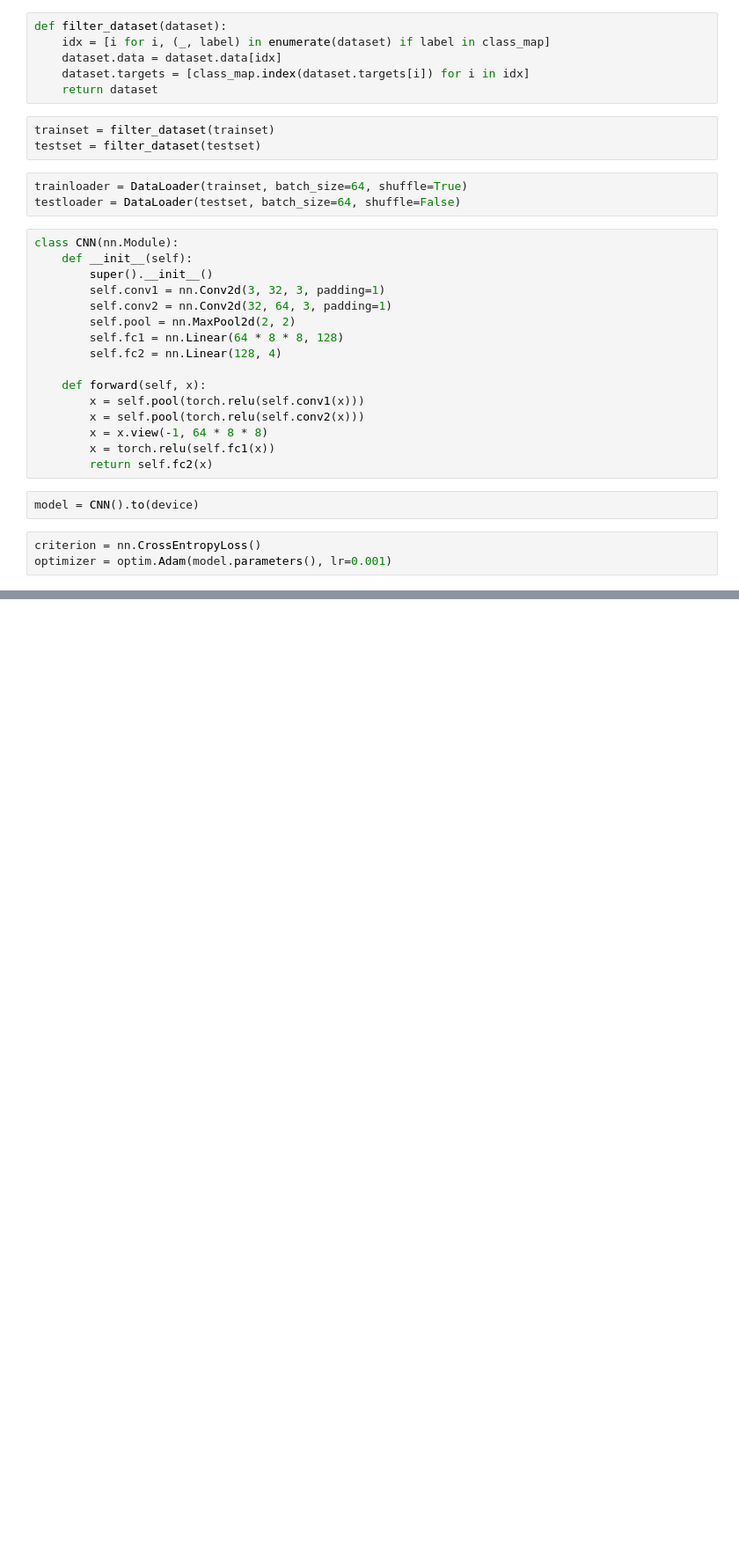
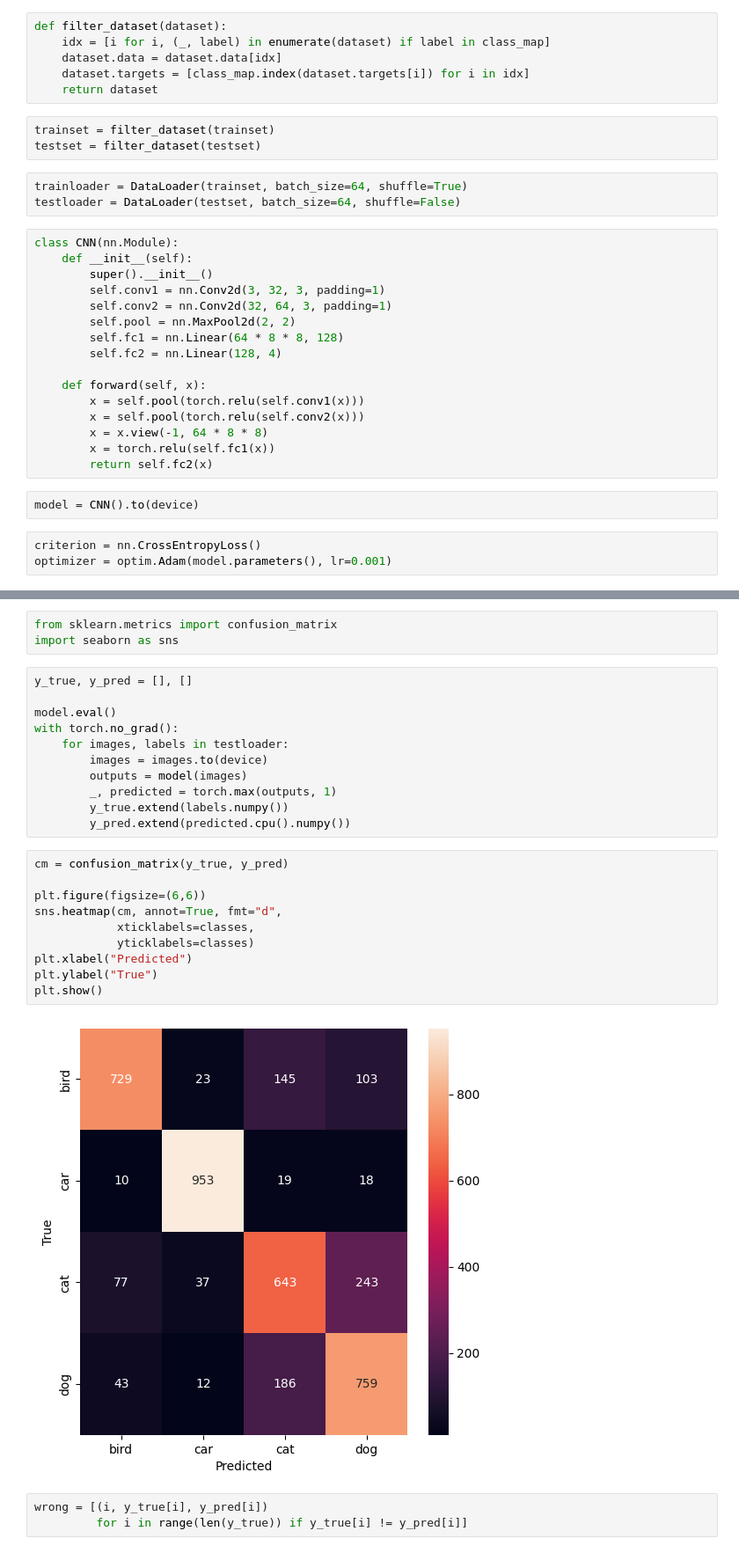
Before and after one commit to mitra369/210112-CN_CIFAR10, a Jupyter notebook: 210112_CN_CIFAR10.ipynb, the cells around one changed output, grey strips where cells are left out. Shown at 88% size. Saved outputs shown, nothing was run; the diff lists cells and outputs as text; blank space fills up the shorter version.

```diff
--- a/210112_CN_CIFAR10.ipynb
+++ b/210112_CN_CIFAR10.ipynb
@@ -95,0 +164,29 @@ torch.save(model.state_dict(), "model/210112.pth")
+# %%
+from sklearn.metrics import confusion_matrix
+import seaborn as sns
+# %%
+y_true, y_pred = [], []
+
+model.eval()
+with torch.no_grad():
+    for images, labels in testloader:
+        images = images.to(device)
+        outputs = model(images)
+        _, predicted = torch.max(outputs, 1)
+        y_true.extend(labels.numpy())
+        y_pred.extend(predicted.cpu().numpy())
+# %%
+cm = confusion_matrix(y_true, y_pred)
+
+plt.figure(figsize=(6,6))
+sns.heatmap(cm, annot=True, fmt="d",
+            xticklabels=classes,
+            yticklabels=classes)
+plt.xlabel("Predicted")
+plt.ylabel("True")
+plt.show()
+# %% [output]
+[figure, added]
+# %%
+wrong = [(i, y_true[i], y_pred[i])
+         for i in range(len(y_true)) if y_true[i] != y_pred[i]]
```
Also changed, not shown: parts of 12 cells of this notebook.
